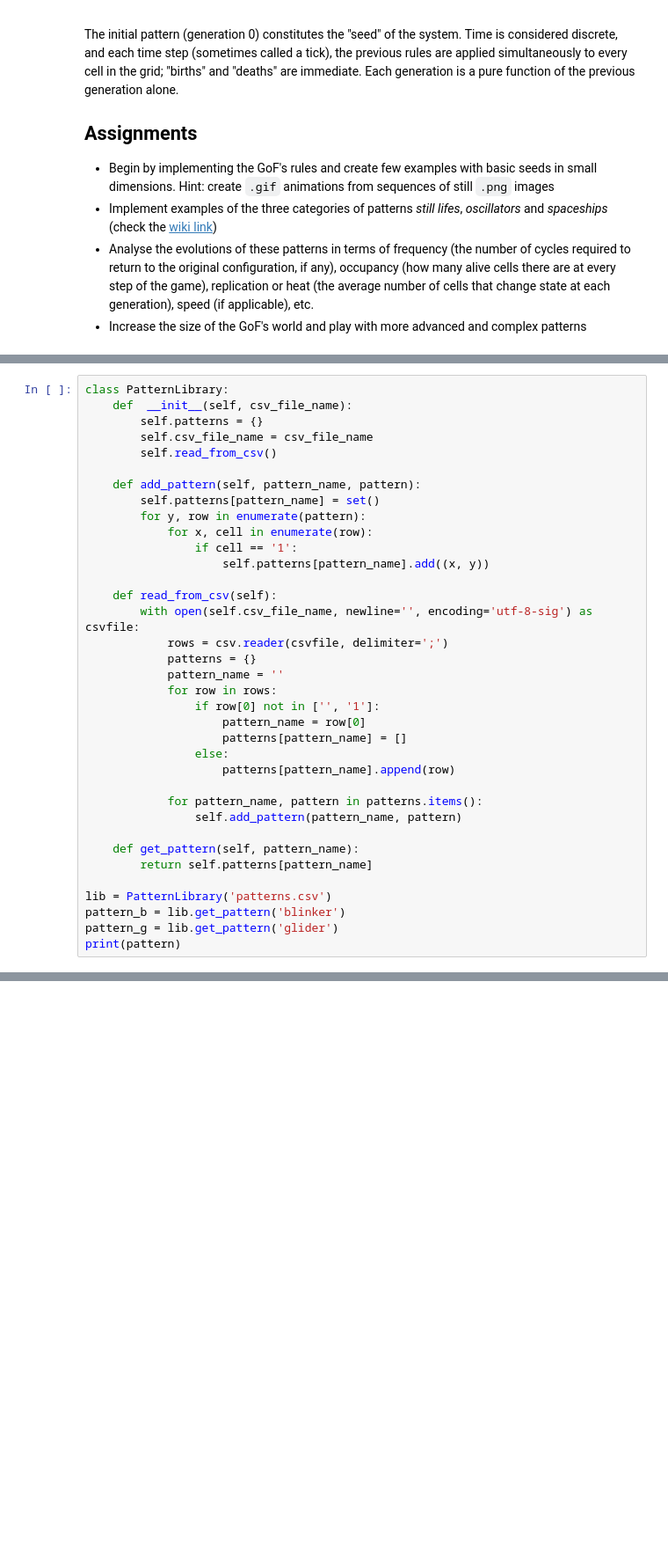
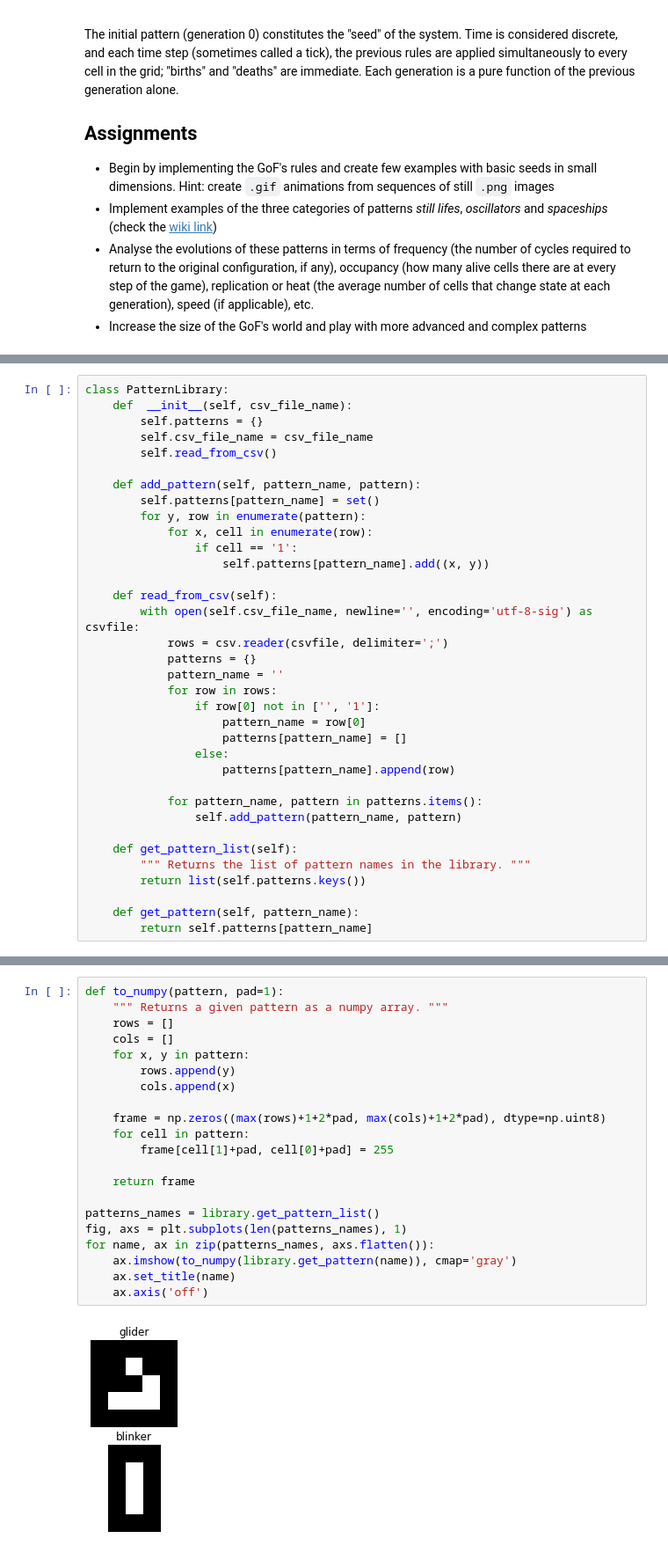
Before and after one commit to fabiovac/game_of_life, a Jupyter notebook: Project.ipynb, the cells around one changed output, grey strips where cells are left out. Shown at 88% size. Cells and saved outputs as stored; diff of their text form; blank space fills up the shorter version.

Commit message:
Implemented automatic game stopping (no state change) and added pattern visualization

```diff
--- a/Project.ipynb
+++ b/Project.ipynb
@@ -191,10 +186,9 @@ class PatternLibrary:
             for pattern_name, pattern in patterns.items():
                 self.add_pattern(pattern_name, pattern)
 
+    def get_pattern_list(self):
+        """ Returns the list of pattern names in the library. """
+        return list(self.patterns.keys())
+
     def get_pattern(self, pattern_name):
         return self.patterns[pattern_name]
-
-lib = PatternLibrary('patterns.csv')
-pattern_b = lib.get_pattern('blinker')
-pattern_g = lib.get_pattern('glider')
-print(pattern)
@@ -208,0 +200,23 @@ g.export_gif('second_game.gif')
+# %%
+def to_numpy(pattern, pad=1):
+    """ Returns a given pattern as a numpy array. """
+    rows = []
+    cols = []
+    for x, y in pattern:
+        rows.append(y)
+        cols.append(x)
+
+    frame = np.zeros((max(rows)+1+2*pad, max(cols)+1+2*pad), dtype=np.uint8)
+    for cell in pattern:
+        frame[cell[1]+pad, cell[0]+pad] = 255
+
+    return frame
+
+patterns_names = library.get_pattern_list()
+fig, axs = plt.subplots(len(patterns_names), 1)
+for name, ax in zip(patterns_names, axs.flatten()):
+    ax.imshow(to_numpy(library.get_pattern(name)), cmap='gray')
+    ax.set_title(name)
+    ax.axis('off')
+# %% [output]
+[figure, added]
```
Also changed, not shown: parts of 10 cells of this notebook, 2 other files.
